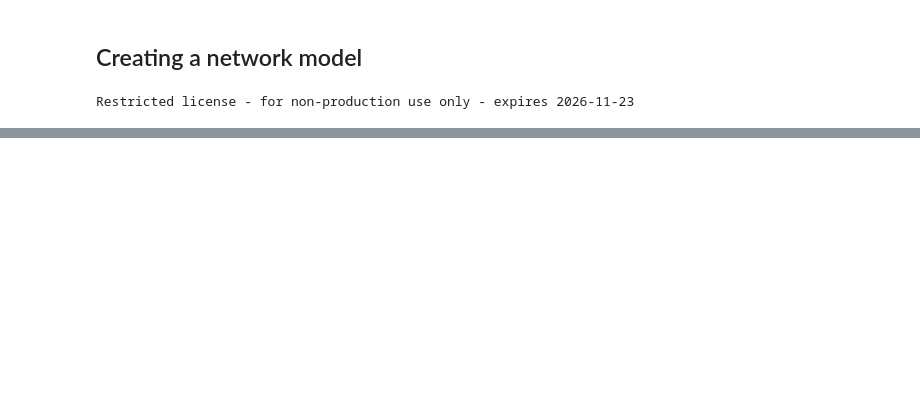
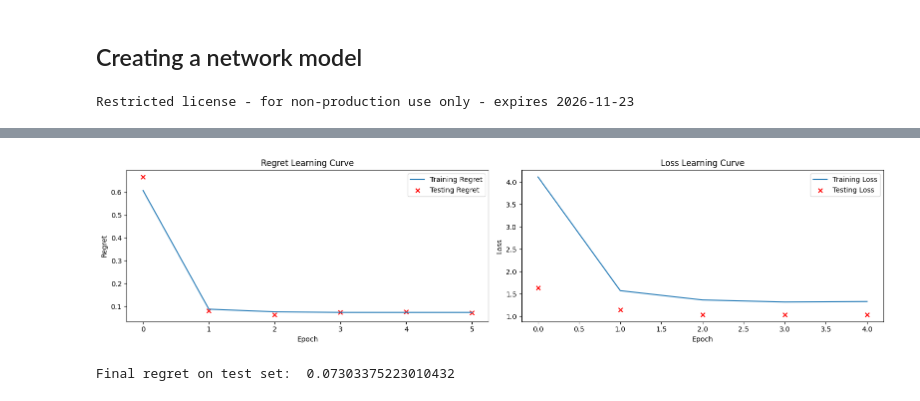
Before and after one commit to lucahart/DFL-for-Shortest-Path-Network-Interdiction, a Jupyter notebook: src/Notebooks/Game_A.ipynb, the cells around one changed output, grey strips where cells are left out. Saved outputs shown, nothing was run; the diff lists cells and outputs as text; code cells hidden in the pictures; blank space fills up the shorter version.

```diff
--- a/src/Notebooks/Game_A.ipynb
+++ b/src/Notebooks/Game_A.ipynb
@@ -35,0 +102,6 @@ path, obj = opt_model.solve(versatile=True)
+# %%
+# Wrap dataset into PyTorch DataLoader
+from torch.utils.data import DataLoader
+batch_size = 32
+loader_train = DataLoader(dataset_train, batch_size=batch_size, shuffle=True)
+loader_test = DataLoader(dataset_test, batch_size=batch_size, shuffle=False)
@@ -35,0 +110,5 @@ path, obj = opt_model.solve(versatile=True)
+# %%
+from src.models.LinearRegression import LinearRegression
+
+# Instantiate linear regression model for prediction
+pred_model = LinearRegression(num_feat=num_feat, num_edges=attacker_opt_model.num_cost)
@@ -35,0 +124,14 @@ path, obj = opt_model.solve(versatile=True)
+# %%
+from src.models.trainer import Trainer
+
+# Set the number of epochs for training
+epochs = 5
+
+# Create a trainer instance
+trainer = Trainer(pred_model=pred_model,
+                  opt_model=attacker_opt_model,
+                  optimizer=optimizer,
+                  loss_fn=spop
+                )
+
+train_loss_log, train_regret_log, test_loss_log, test_regret_log = trainer.fit(loader_train, loader_test, epochs=epochs)
@@ -35,0 +144,13 @@ path, obj = opt_model.solve(versatile=True)
+# %%
+Trainer.vis_learning_curve(
+    trainer,
+    train_loss_log,
+    train_regret_log,
+    test_loss_log,
+    test_regret_log
+)
+
+print("Final regret on test set: ", test_regret_log[-1])
+# %% [output]
+[figure, added]
+Final regret on test set:  0.07303375223010432
```
Also changed, not shown: parts of 25 cells of this notebook, 2 other files.
